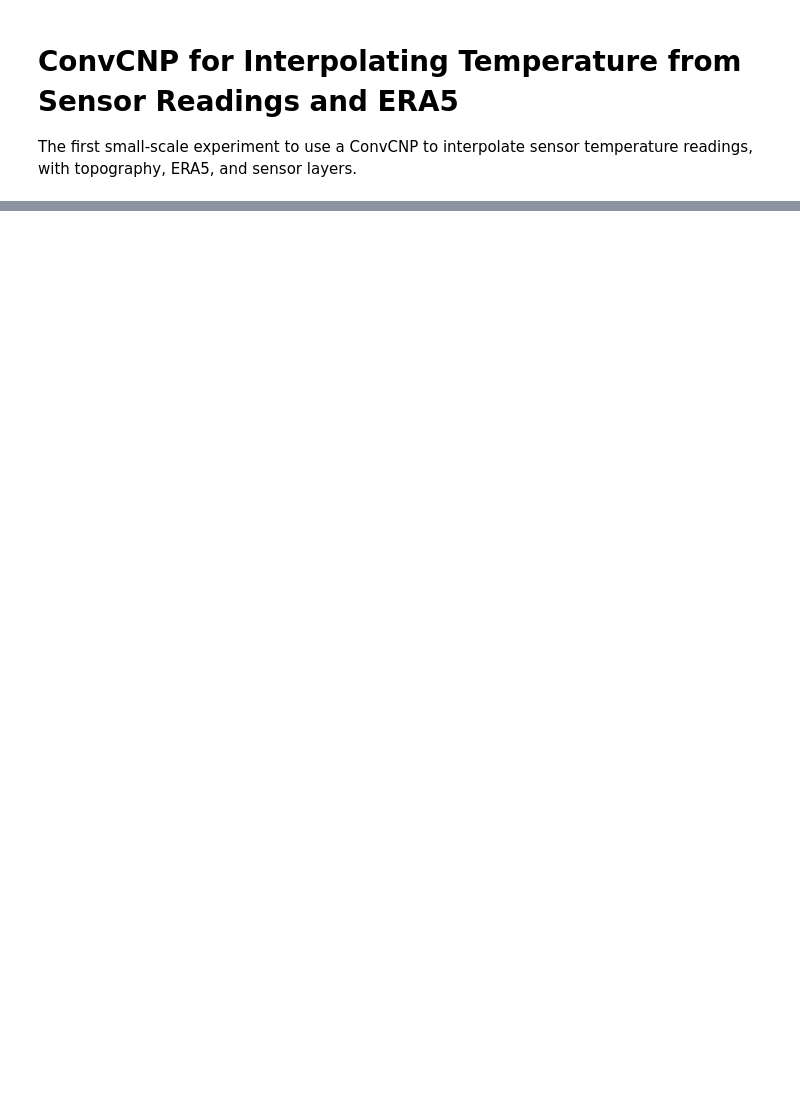
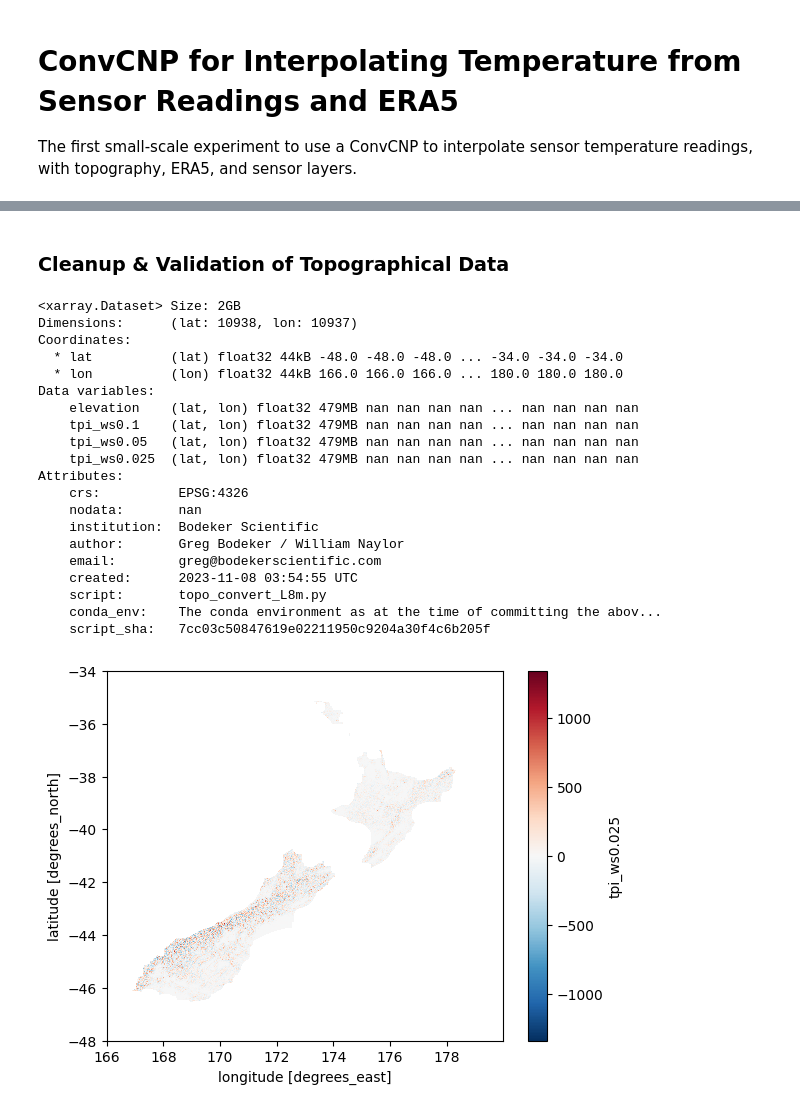
Before and after one commit to LennoxC/convcnp-assim-nz, a Jupyter notebook: notebooks/experiments/exp1_temperature_ConvCNP.ipynb, the cells around one changed output, grey strips where cells are left out. Cells and saved outputs as stored; diff of their text form; code cells hidden in the pictures; blank space fills up the shorter version.

```diff
--- a/notebooks/experiments/exp1_temperature_ConvCNP.ipynb
+++ b/notebooks/experiments/exp1_temperature_ConvCNP.ipynb
@@ -48,0 +77,2 @@ OSError: no files to open
+# %% [markdown]
+### Cleanup & Validation of Topographical Data
@@ -48,0 +82,29 @@ OSError: no files to open
+# %%
+print(topography_ds)
+
+DEBUG_PLOTS = True
+
+if DEBUG_PLOTS:
+    topography_ds['tpi_ws0.025'].plot()
+# %% [output]
+<xarray.Dataset> Size: 2GB
+Dimensions:      (lat: 10938, lon: 10937)
+Coordinates:
+  * lat          (lat) float32 44kB -48.0 -48.0 -48.0 ... -34.0 -34.0 -34.0
+  * lon          (lon) float32 44kB 166.0 166.0 166.0 ... 180.0 180.0 180.0
+Data variables:
+    elevation    (lat, lon) float32 479MB nan nan nan nan ... nan nan nan nan
+    tpi_ws0.1    (lat, lon) float32 479MB nan nan nan nan ... nan nan nan nan
+    tpi_ws0.05   (lat, lon) float32 479MB nan nan nan nan ... nan nan nan nan
+    tpi_ws0.025  (lat, lon) float32 479MB nan nan nan nan ... nan nan nan nan
+Attributes:
+    crs:          EPSG:4326
+    nodata:       nan
+    institution:  Bodeker Scientific
+    author:       Greg Bodeker / William Naylor
+    email:        greg@bodekerscientific.com
+    created:      2023-11-08 03:54:55 UTC
+    script:       topo_convert_L8m.py
+    conda_env:    The conda environment as at the time of committing the abov...
+    script_sha:   7cc03c50847619e02211950c9204a30f4c6b205f
+[figure, added]
```
Also changed, not shown: parts of 9 cells of this notebook, 6 other files.
